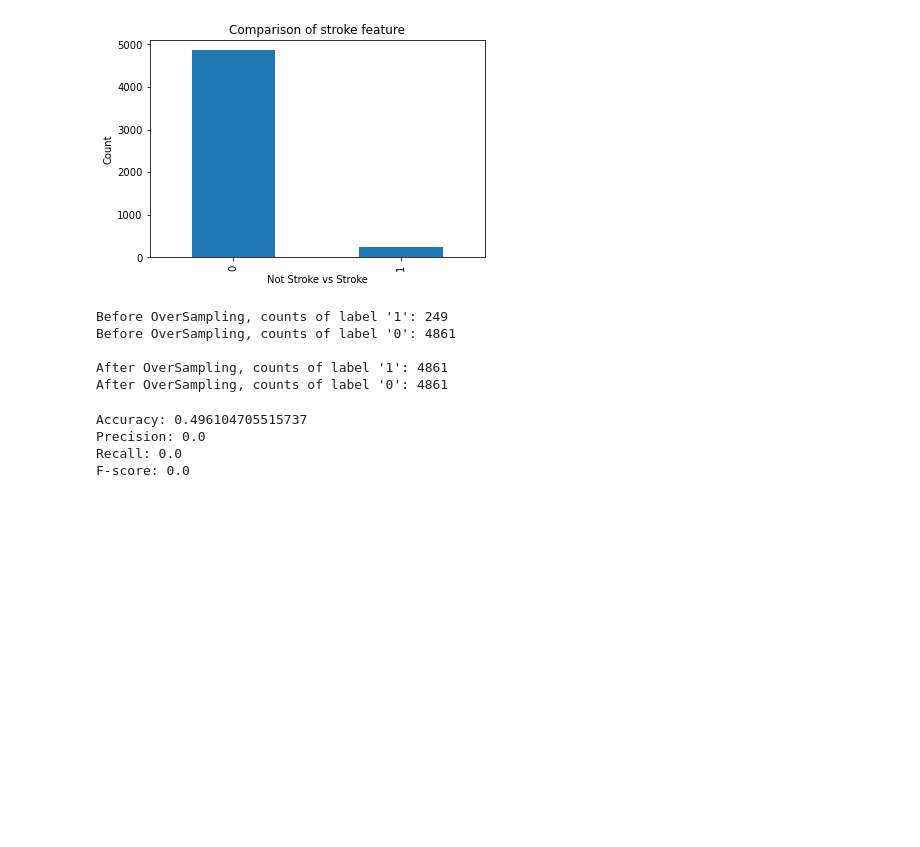
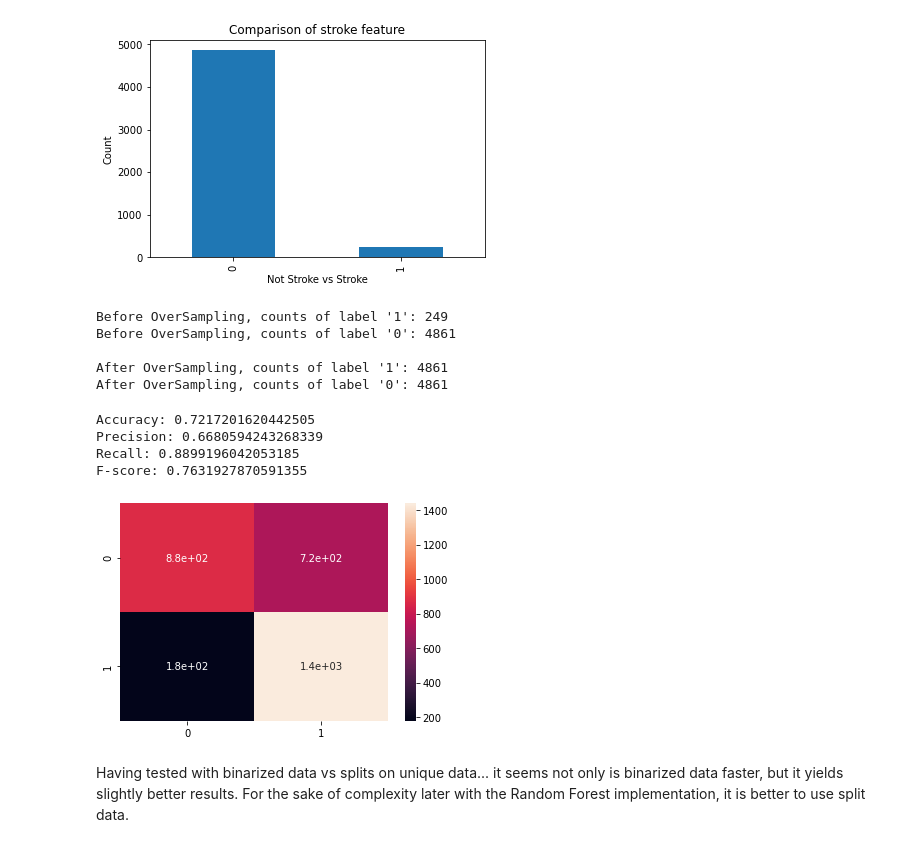
Before and after one commit to sallahbaksh/Stroke-EDA-Predictor, a Jupyter notebook: RandomForest.ipynb, the cells around one changed output. Drawn from its saved outputs; the diff is of its cells as text; code cells hidden in the pictures; blank space fills up the shorter version.

```diff
--- a/RandomForest.ipynb
+++ b/RandomForest.ipynb
@@ -127,20 +129,24 @@ def find_best(all_data, attributes):
     return best_col, best_val
 # %%
-def id3(all_data, attributes):
+def id3(all_data, attributes, random_subspace=None):
     """Build the tree by recursing through all features"""
     y_data = all_data.loc[:, 'stroke']
-    if all_data.empty or len(y_data.unique()) == 1 or len(attributes) == 1:
-        return y_train.value_counts().argmax()
-    all_data = binarize(all_data)
-    col, val = find_best(all_data, attributes)
+    if all_data.empty:
+        return stats.mode(y_train).mode[0]
+    elif np.all(y_data) == 1:
+        return y_data.values[0]
+    elif len(attributes) == 1:
+        return stats.mode(y_data).mode[0]
+    splits = potential_splits(all_data, random_subspace)
+    col, val = find_best(all_data, splits)
     above, below = split_data(all_data, col, val)
     feature = f"{col} <= {val}"
     subtree = {feature: []}
     new_attributes = np.delete(attributes, list(attributes).index(col))
     above = above.drop(col, axis=1)
     below = below.drop(col, axis=1)
-    above = id3(above, new_attributes)
-    below = id3(below, new_attributes)
+    above = id3(above, new_attributes, random_subspace)
+    below = id3(below, new_attributes, random_subspace)
     subtree[feature].append(below)
     subtree[feature].append(above)
     return subtree
@@ -152,32 +158,35 @@ all_data_train.columns = data.columns[1:]
 
 tree = id3(all_data_train, X.columns)
 # %%
-def classify(example, tree):
-    feature = list(tree.keys())[0]
+def classify_id3(example, root):
+    feature = list(root.keys())[0]
     name, _, val = feature.split()
-    ans = tree[feature][0] if example[name] <= float(val) else tree[feature][1]
+    ans = root[feature][0] if example[name] <= float(val) else root[feature][1]
 
     if not isinstance(ans, dict):
         return ans
-    return classify(example, ans)
+    return classify_id3(example, ans)
 
 
-def metrics(all_data, tree):
-    y_pred = all_data.apply(classify, axis=1, args=(tree,))
+def metrics_id3(all_data, root):
+    y_pred = all_data.apply(classify_id3, axis=1, args=(root,))
     y_data = all_data.loc[:, 'stroke']
     print(f'Accuracy: {accuracy_score(y_data, y_pred)}')
     print(f'Precision: {precision_score(y_data, y_pred)}')
     print(f'Recall: {recall_score(y_data, y_pred)}')
     print(f'F-score: {f1_score(y_data, y_pred)}')
+    sns.heatmap(confusion_matrix(y_test, y_pred), annot=True)
+    plt.show()
 
 
 all_data_test = X_test.copy()
 all_data_test.loc[:, 'stroke'] = y_test
 all_data_test.columns = data.columns[1:]
 
-metrics(all_data_test, tree)
+metrics_id3(all_data_test, tree)
 # %% [output]
-Accuracy: 0.496104705515737
-Precision: 0.0
-Recall: 0.0
-F-score: 0.0
+Accuracy: 0.7217201620442505
+Precision: 0.6680594243268339
+Recall: 0.8899196042053185
+F-score: 0.7631927870591355
+[figure, added]
@@ -195,0 +193,5 @@ F-score: 0.0
+# %% [markdown]
+<p>Having tested with binarized data vs splits on unique data...
+it seems not only is binarized data faster, but it yields slightly better results.
+For the sake of complexity later with the Random Forest implementation, it is  better to use split data.
+</p>
```
Also changed, not shown: parts of 7 cells of this notebook.
